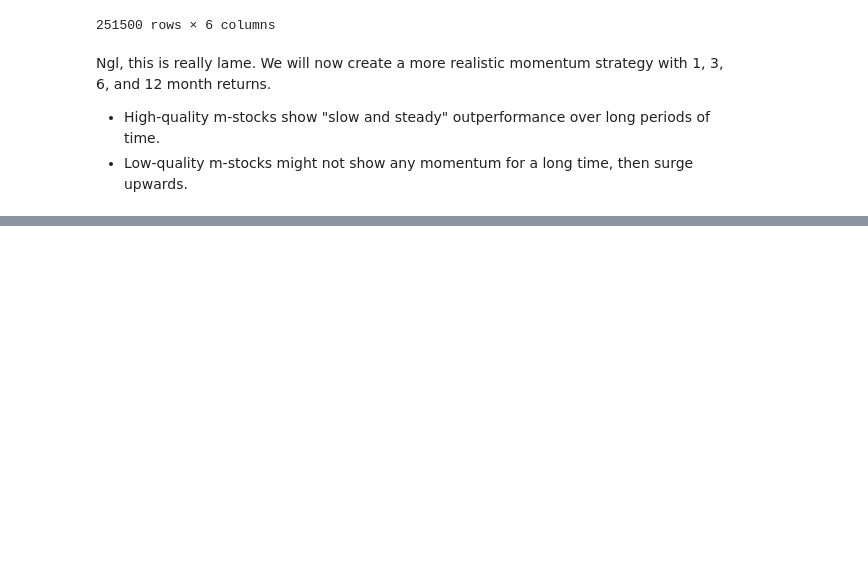
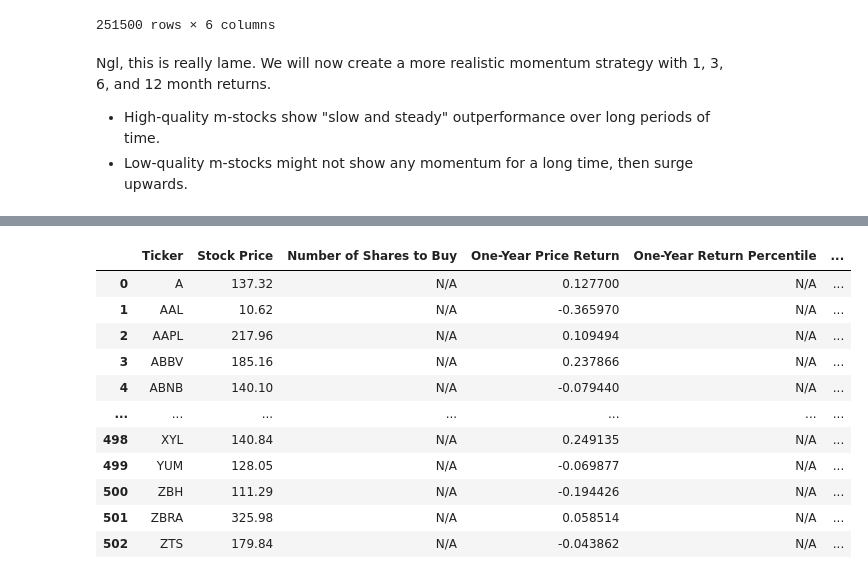
Before and after one commit to dashboredplays/FirstQuant, a Jupyter notebook: AlgoTradingCourse/QuantMomentum.ipynb, the cells around one changed output, grey strips where cells are left out. Drawn from its saved outputs; the diff is of its cells as text; code cells hidden in the pictures; blank space fills up the shorter version.

```diff
--- a/AlgoTradingCourse/QuantMomentum.ipynb
+++ b/AlgoTradingCourse/QuantMomentum.ipynb
@@ -81,0 +177,87 @@ Ngl, this is really lame. We will now create a more realistic momentum strategy
+# %%
+import pandas as pd
+from datetime import datetime
+from dateutil.relativedelta import relativedelta
+from concurrent.futures import ThreadPoolExecutor, as_completed
+
+# Assuming AllYF is your data source dictionary containing ticker and values
+# AllYF = {...}
+
+# Define the columns for the DataFrame
+hqm_columns = [
+    'Ticker',
+    'Stock Price',
+    'Number of Shares to Buy',
+    'One-Year Price Return',
+    'One-Year Return Percentile',
+    'Six-Month Price Return',
+    'Six-Month Return Percentile',
+    'Three-Month Price Return',
+    'Three-Month Return Percentile',
+    'One-Month Price Return',
+    'One-Month Return Percentile',
+]
+
+# Initialize the DataFrame
+hqm_df = pd.DataFrame(columns=hqm_columns)
+
+# Define date ranges
+today = datetime.now()
+year1 = (today - relativedelta(years=1)).strftime('%Y-%m-%d')
+month6 = (today - relativedelta(months=6)).strftime('%Y-%m-%d')
+month3 = (today - relativedelta(months=3)).strftime('%Y-%m-%d')
+month1 = (today - relativedelta(months=1)).strftime('%Y-%m-%d')
+
+# Function to process each ticker
+def process_ticker(ticker, values):
+    try:
+        stock_price = values.info.get('previousClose', None)
+        one_year_return = (stock_price - values.history(start=year1, end=today)['Close'].to_numpy()[0]) / values.history(start=year1, end=today)['Close'].to_numpy()[0]
+        six_month_return = (stock_price - values.history(start=month6, end=today)['Close'].to_numpy()[0]) / values.history(start=month6, end=today)['Close'].to_numpy()[0]
+        three_month_return = (stock_price - values.history(start=month3, end=today)['Close'].to_numpy()[0]) / values.history(start=month3, end=today)['Close'].to_numpy()[0]
+        one_month_return = (stock_price - values.history(start=month1, end=today)['Close'].to_numpy()[0]) / values.history(start=month1, end=today)['Close'].to_numpy()[0]
+
+        return [
+            ticker,
+            stock_price,
+            'N/A',
+            one_year_return,
+            'N/A',
+            six_month_return,
+            'N/A',
+            three_month_return,
+            'N/A',
+            one_month_return,
+            'N/A'
+        ]
+    except Exception as e:
+        print(f"Error processing ticker {ticker}: {e}")
+        return None
+
+# Use ThreadPoolExecutor to process in parallel
+with ThreadPoolExecutor(max_workers=10) as executor:
+    futures = [executor.submit(process_ticker, ticker, values) for ticker, values in AllYF.items()]
+    results = [future.result() for future in as_completed(futures)]
+
+# Filter out any None results due to errors
+results = [result for result in results if result is not None]
+
+# Sort the results by ticker
+results.sort(key=lambda x: x[0])
+
+# Create the DataFrame
+hqm_df = pd.DataFrame(data=results, columns=hqm_columns)
+hqm_df
+# %% [output]
+|  | Ticker | Stock Price | Number of Shares to Buy | One-Year Price Return | One-Year Return Percentile | ... |
+| 0 | A | 137.32 | N/A | 0.127700 | N/A | ... |
+| 1 | AAL | 10.62 | N/A | -0.365970 | N/A | ... |
+| 2 | AAPL | 217.96 | N/A | 0.109494 | N/A | ... |
+| 3 | ABBV | 185.16 | N/A | 0.237866 | N/A | ... |
+| 4 | ABNB | 140.10 | N/A | -0.079440 | N/A | ... |
+| ... | ... | ... | ... | ... | ... | ... |
+| 498 | XYL | 140.84 | N/A | 0.249135 | N/A | ... |
+| 499 | YUM | 128.05 | N/A | -0.069877 | N/A | ... |
+| 500 | ZBH | 111.29 | N/A | -0.194426 | N/A | ... |
+| 501 | ZBRA | 325.98 | N/A | 0.058514 | N/A | ... |
+| 502 | ZTS | 179.84 | N/A | -0.043862 | N/A | ... |
```
Also changed, not shown: parts of 8 cells of this notebook, 1 other file.
